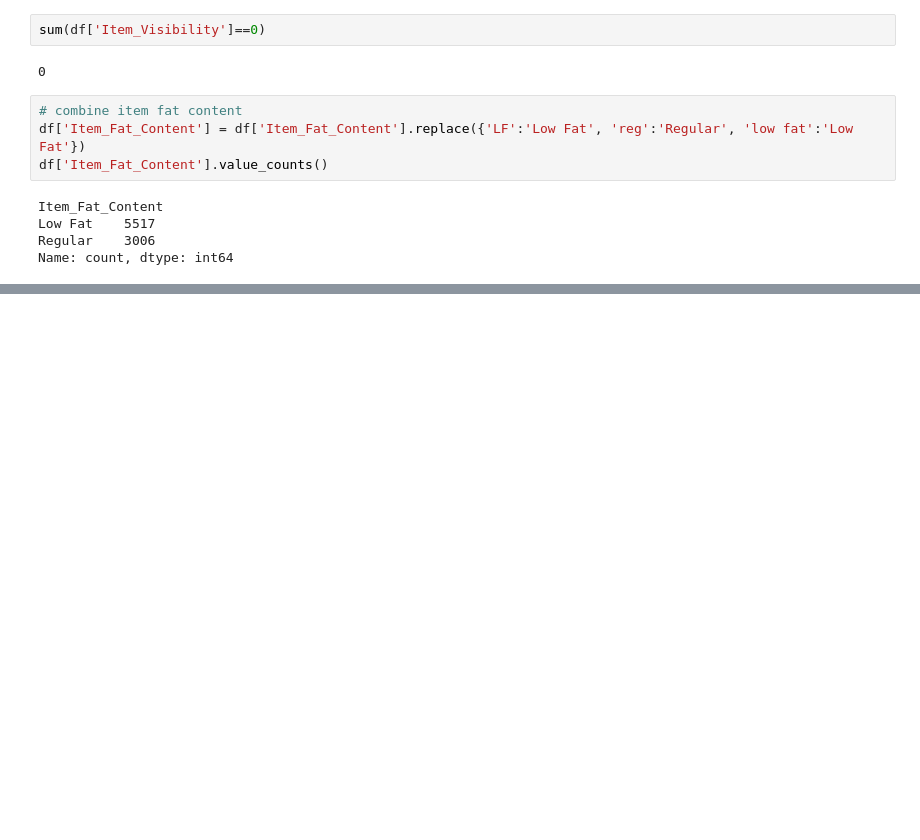
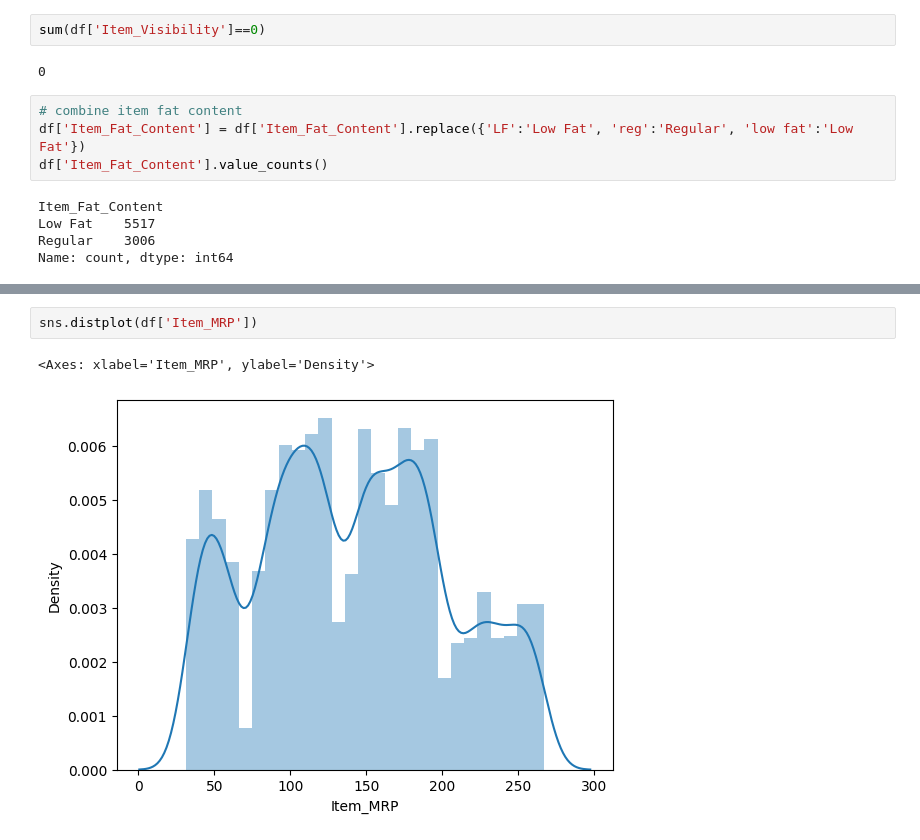
Before and after one commit to vankaaism/Machine-Learning, a Jupyter notebook: Bigmart_Sales_Prediction/codetrain.ipynb, the cells around one changed output, grey strips where cells are left out. Drawn from its saved outputs; the diff is of its cells as text; blank space fills up the shorter version.

```diff
--- a/Bigmart_Sales_Prediction/codetrain.ipynb
+++ b/Bigmart_Sales_Prediction/codetrain.ipynb
@@ -216,0 +290,5 @@ Name: count, dtype: int64
+# %%
+sns.distplot(df['Item_MRP'])
+# %% [output]
+<Axes: xlabel='Item_MRP', ylabel='Density'>
+[figure, added]
```
Also changed, not shown: parts of 15 cells of this notebook.
